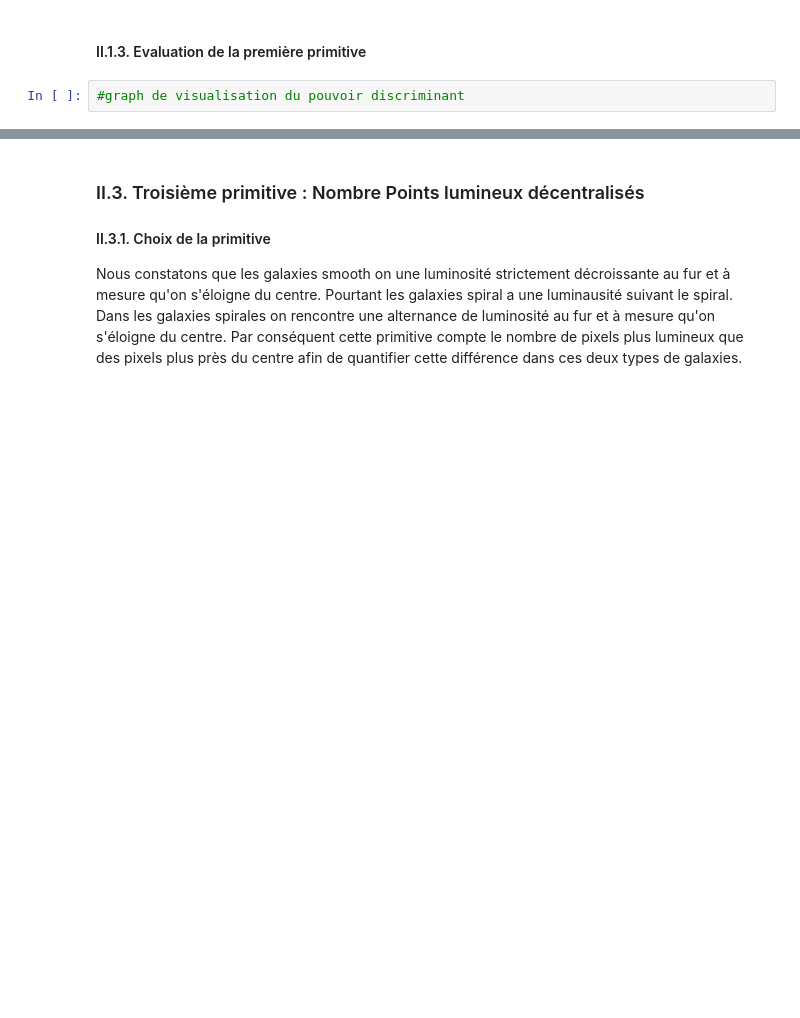
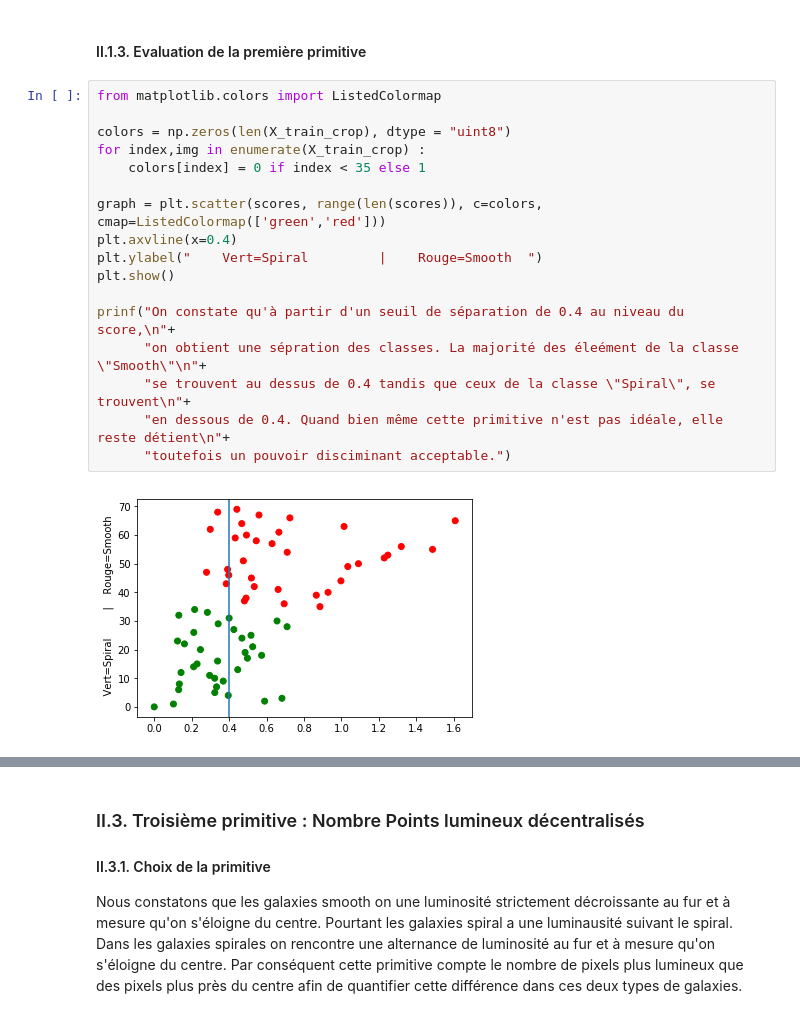
Before and after one commit to uvsq21501832/GIT_DEPOT_GTI770_TP01, a Jupyter notebook: TP01.ipynb, the cells around one changed output, grey strips where cells are left out. Drawn from its saved outputs; the diff is of its cells as text; blank space fills up the shorter version.

```diff
--- a/TP01.ipynb
+++ b/TP01.ipynb
@@ -257,4 +324,21 @@ Explication de la primitive
 # %% [markdown]
 #### II.1.3. Evaluation de la première primitive
-# %%
-#graph de visualisation du pouvoir discriminant
+# %%
+from matplotlib.colors import ListedColormap
+
+colors = np.zeros(len(X_train_crop), dtype = "uint8")
+for index,img in enumerate(X_train_crop) :
+    colors[index] = 0 if index < 35 else 1
+
+graph = plt.scatter(scores, range(len(scores)), c=colors, cmap=ListedColormap(['green','red']))
+plt.axvline(x=0.4)
+plt.ylabel("    Vert=Spiral         |    Rouge=Smooth  ")
+plt.show()
+
+prinf("On constate qu'à partir d'un seuil de séparation de 0.4 au niveau du score,\n"+
+      "on obtient une sépration des classes. La majorité des éleément de la classe \"Smooth\"\n"+
+      "se trouvent au dessus de 0.4 tandis que ceux de la classe \"Spiral\", se trouvent\n"+
+      "en dessous de 0.4. Quand bien même cette primitive n'est pas idéale, elle reste détient\n"+
+      "toutefois un pouvoir disciminant acceptable.")
+# %% [output]
+[figure, added]
```
Also changed, not shown: parts of 7 cells of this notebook.
